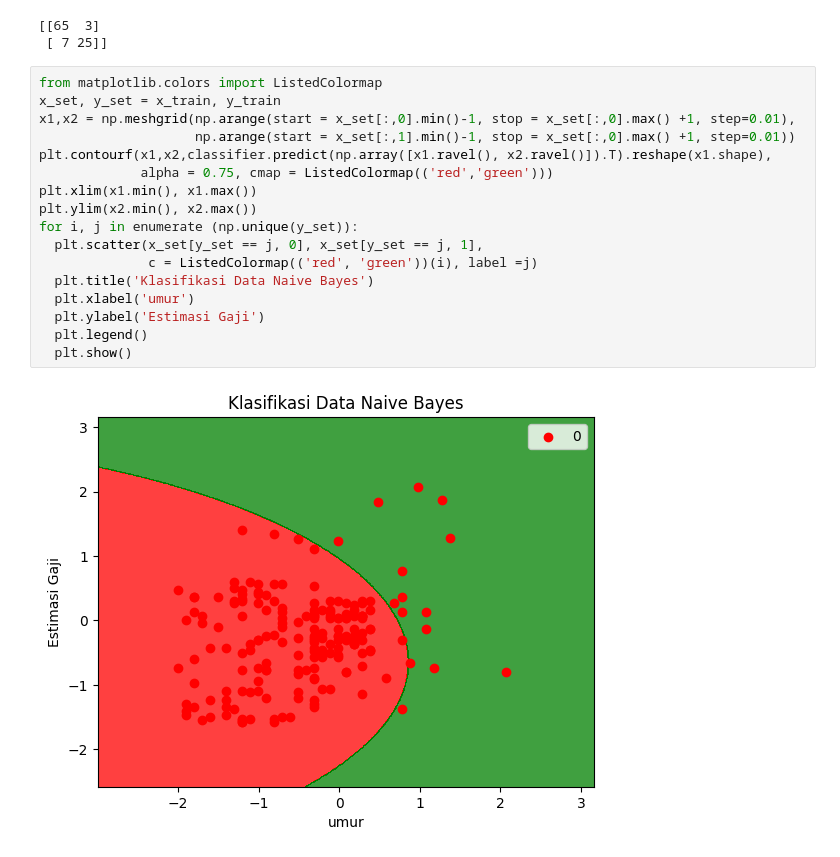
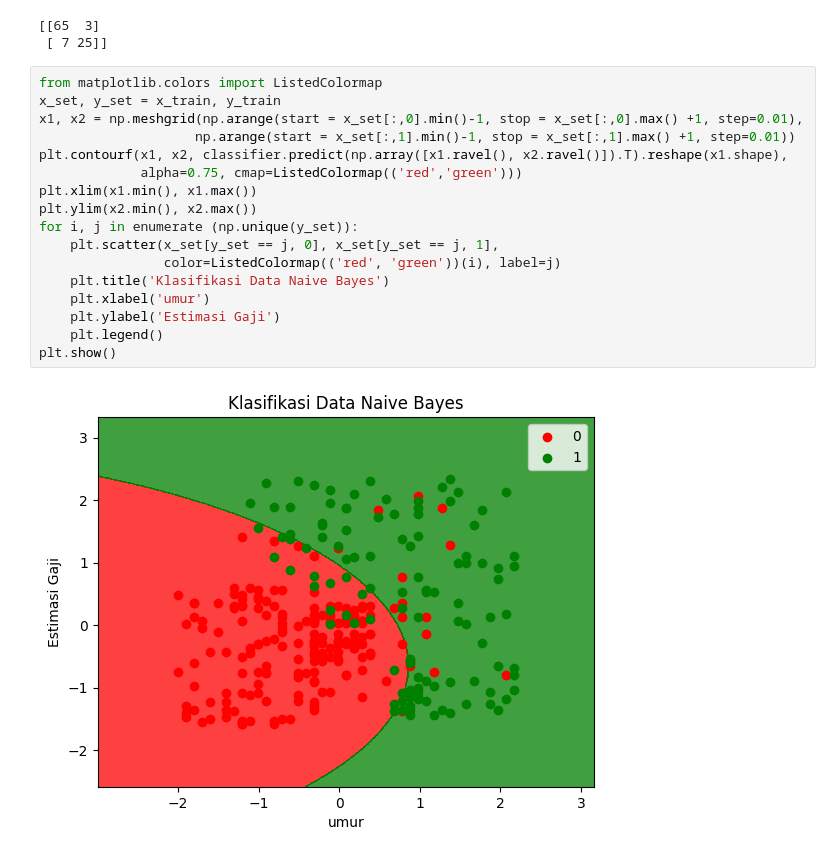
Before and after one commit to SieDeta/klasifikasi_naive_bayes, a Jupyter notebook: naive_bayes.ipynb, the cells around one changed output. Drawn from its saved outputs; the diff is of its cells as text.

```diff
--- a/naive_bayes.ipynb
+++ b/naive_bayes.ipynb
@@ -164,19 +164,19 @@ print(cm)
 # %%
 from matplotlib.colors import ListedColormap
 x_set, y_set = x_train, y_train
-x1,x2 = np.meshgrid(np.arange(start = x_set[:,0].min()-1, stop = x_set[:,0].max() +1, step=0.01),
-                    np.arange(start = x_set[:,1].min()-1, stop = x_set[:,0].max() +1, step=0.01))
-plt.contourf(x1,x2,classifier.predict(np.array([x1.ravel(), x2.ravel()]).T).reshape(x1.shape),
-             alpha = 0.75, cmap = ListedColormap(('red','green')))
+x1, x2 = np.meshgrid(np.arange(start = x_set[:,0].min()-1, stop = x_set[:,0].max() +1, step=0.01),
+                    np.arange(start = x_set[:,1].min()-1, stop = x_set[:,1].max() +1, step=0.01))
+plt.contourf(x1, x2, classifier.predict(np.array([x1.ravel(), x2.ravel()]).T).reshape(x1.shape),
+             alpha=0.75, cmap=ListedColormap(('red','green')))
 plt.xlim(x1.min(), x1.max())
 plt.ylim(x2.min(), x2.max())
 for i, j in enumerate (np.unique(y_set)):
-  plt.scatter(x_set[y_set == j, 0], x_set[y_set == j, 1],
-              c = ListedColormap(('red', 'green'))(i), label =j)
-  plt.title('Klasifikasi Data Naive Bayes')
-  plt.xlabel('umur')
-  plt.ylabel('Estimasi Gaji')
-  plt.legend()
-  plt.show()
+    plt.scatter(x_set[y_set == j, 0], x_set[y_set == j, 1],
+                color=ListedColormap(('red', 'green'))(i), label=j)
+    plt.title('Klasifikasi Data Naive Bayes')
+    plt.xlabel('umur')
+    plt.ylabel('Estimasi Gaji')
+    plt.legend()
+plt.show()
 # %% [output]
-[figure, old version]
+[figure, new version]
```
Also changed, not shown: parts of 1 cell of this notebook.
